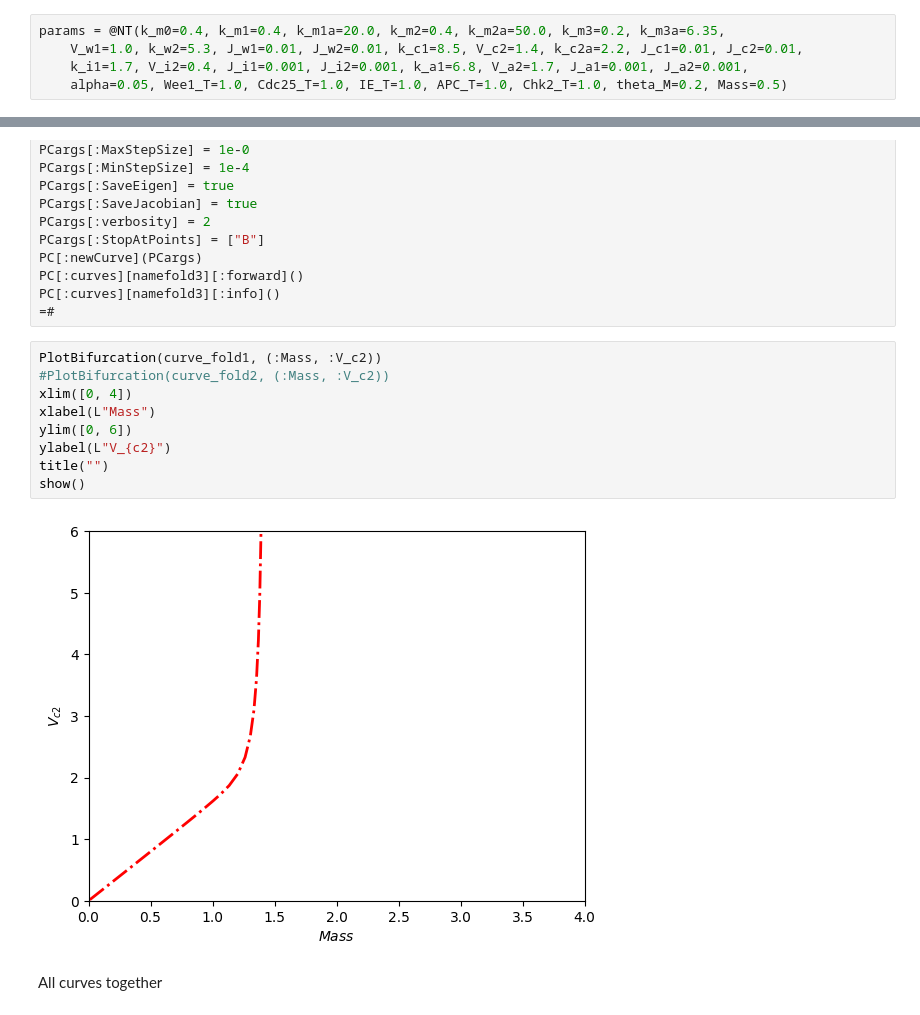
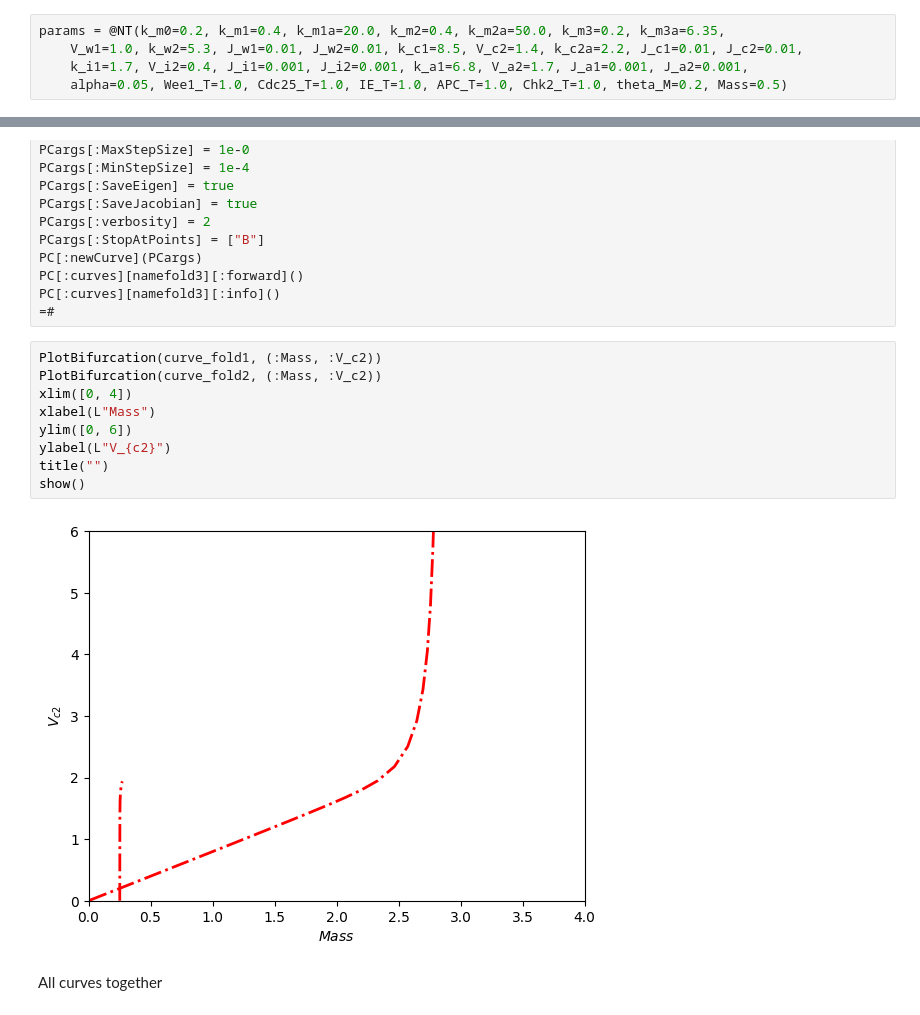
Before and after one commit to ccontrer/CellCycleRadiation, a Jupyter notebook: Julia/CCMMV001.ipynb, the cells around one changed output, grey strips where cells are left out. Drawn from its saved outputs; the diff is of its cells as text.

```diff
--- a/Julia/CCMMV001.ipynb
+++ b/Julia/CCMMV001.ipynb
@@ -143,7 +143,7 @@ Function to follow limit cycles (AUTO not supported yet), using custom function
 # %% [markdown]
 **Following steady state with variable Mass**
 # %%
-params = @NT(k_m0=0.4, k_m1=0.4, k_m1a=20.0, k_m2=0.4, k_m2a=50.0, k_m3=0.2, k_m3a=6.35,
+params = @NT(k_m0=0.2, k_m1=0.4, k_m1a=20.0, k_m2=0.4, k_m2a=50.0, k_m3=0.2, k_m3a=6.35,
     V_w1=1.0, k_w2=5.3, J_w1=0.01, J_w2=0.01, k_c1=8.5, V_c2=1.4, k_c2a=2.2, J_c1=0.01, J_c2=0.01,
     k_i1=1.7, V_i2=0.4, J_i1=0.001, J_i2=0.001, k_a1=6.8, V_a2=1.7, J_a1=0.001, J_a2=0.001,
     alpha=0.05, Wee1_T=1.0, Cdc25_T=1.0, IE_T=1.0, APC_T=1.0, Chk2_T=1.0, theta_M=0.2, Mass=0.5)
@@ -344,15 +349,15 @@ PC[:curves][namefold3][:info]()
 =#
 # %%
 PlotBifurcation(curve_fold1, (:Mass, :V_c2))
-#PlotBifurcation(curve_fold2, (:Mass, :V_c2))
+PlotBifurcation(curve_fold2, (:Mass, :V_c2))
 xlim([0, 4])
 xlabel(L"Mass")
 ylim([0, 6])
 ylabel(L"V_{c2}")
 title("")
 show()
 # %% [output]
-[figure, old version]
+[figure, new version]
 # %% [markdown]
 All curves together
 # %%
```
Also changed, not shown: parts of 16 cells of this notebook, 6 other files.
